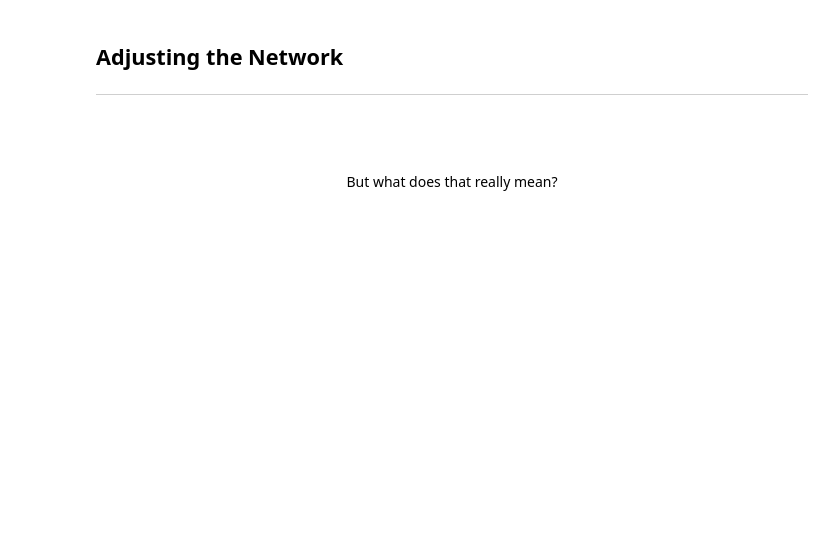
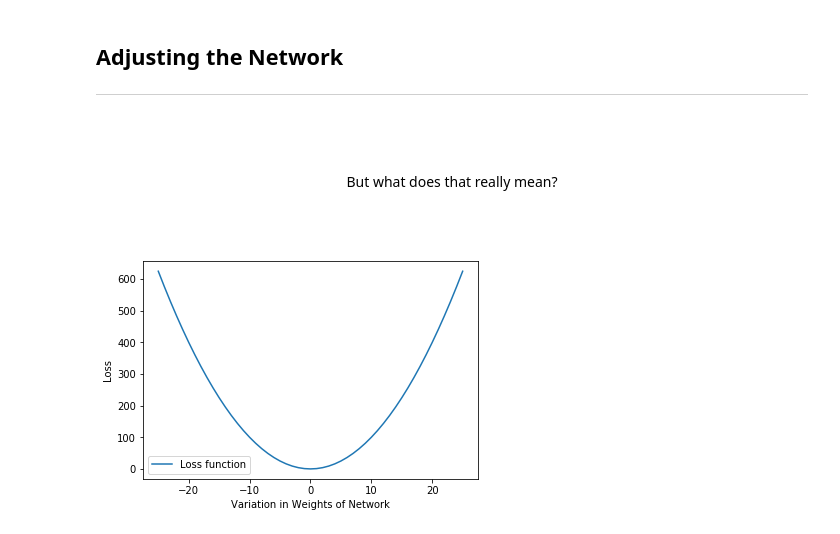
Before and after one commit to ashermancinelli/tensorflow-talk, a Jupyter notebook: slides.ipynb, the cells around one changed output. Cells and saved outputs as stored; diff of their text form; code cells hidden in the pictures; blank space fills up the shorter version.

```diff
--- a/slides.ipynb
+++ b/slides.ipynb
@@ -98,3 +123,15 @@ Feeding inputs through the network...<br><br>
 <br><br>
 <center>But what does that really mean?</center>
 <br><br>
+# %%
+import matplotlib.pyplot as plt
+import numpy as np
+x = np.arange(51) - 25
+y = [i**2 for i in x]
+plt.plot(x, y, label='Loss function')
+plt.xlabel('Variation in Weights of Network')
+plt.ylabel('Loss')
+plt.legend()
+plt.show()
+# %% [output]
+[figure, added]
```
Also changed, not shown: parts of 36 cells of this notebook, 9 other files.
